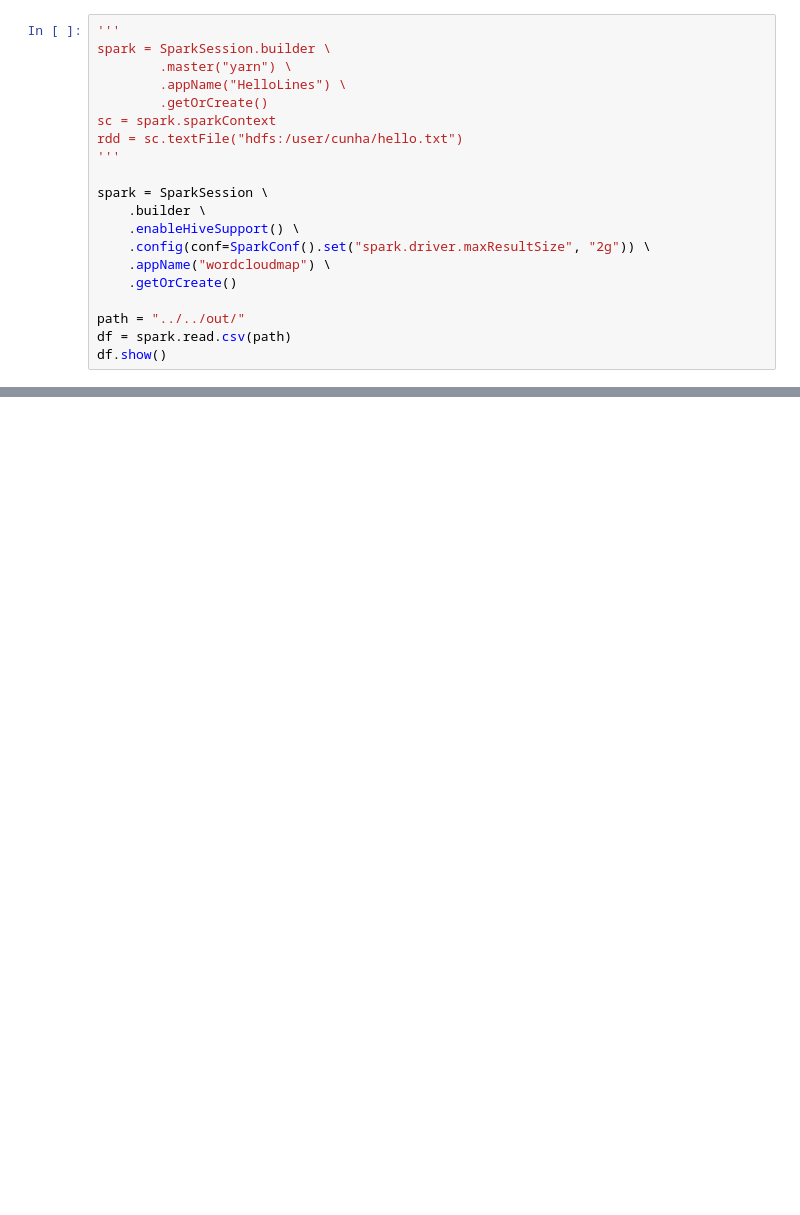
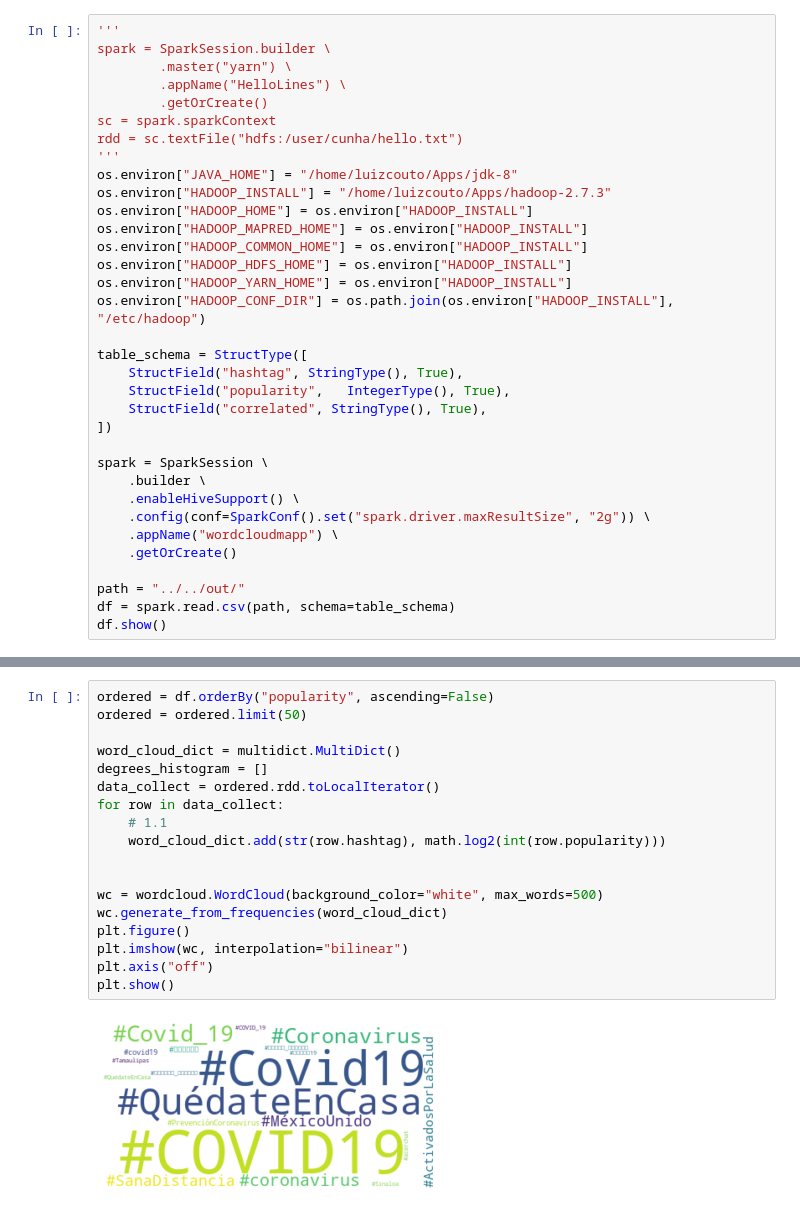
Before and after one commit to luiz-couto/twitter-analysis, a Jupyter notebook: src/part_one/wordcloud.ipynb, the cells around one changed output, grey strips where cells are left out. Drawn from its saved outputs; the diff is of its cells as text; blank space fills up the shorter version.

```diff
--- a/src/part_one/wordcloud.ipynb
+++ b/src/part_one/wordcloud.ipynb
@@ -12,15 +18,29 @@ spark = SparkSession.builder \
 sc = spark.sparkContext
 rdd = sc.textFile("hdfs:/user/cunha/hello.txt")
 '''
+os.environ["JAVA_HOME"] = "/home/luizcouto/Apps/jdk-8"
+os.environ["HADOOP_INSTALL"] = "/home/luizcouto/Apps/hadoop-2.7.3"
+os.environ["HADOOP_HOME"] = os.environ["HADOOP_INSTALL"]
+os.environ["HADOOP_MAPRED_HOME"] = os.environ["HADOOP_INSTALL"]
+os.environ["HADOOP_COMMON_HOME"] = os.environ["HADOOP_INSTALL"]
+os.environ["HADOOP_HDFS_HOME"] = os.environ["HADOOP_INSTALL"]
+os.environ["HADOOP_YARN_HOME"] = os.environ["HADOOP_INSTALL"]
+os.environ["HADOOP_CONF_DIR"] = os.path.join(os.environ["HADOOP_INSTALL"], "/etc/hadoop")
+
+table_schema = StructType([
+    StructField("hashtag", StringType(), True),
+    StructField("popularity",   IntegerType(), True),
+    StructField("correlated", StringType(), True),
+])
 
 spark = SparkSession \
     .builder \
     .enableHiveSupport() \
     .config(conf=SparkConf().set("spark.driver.maxResultSize", "2g")) \
-    .appName("wordcloudmap") \
+    .appName("wordcloudmapp") \
     .getOrCreate()
 
 path = "../../out/"
-df = spark.read.csv(path)
+df = spark.read.csv(path, schema=table_schema)
 df.show()
 # %% [output]
@@ -43,0 +70,20 @@ only showing top 20 rows
+# %%
+ordered = df.orderBy("popularity", ascending=False)
+ordered = ordered.limit(50)
+
+word_cloud_dict = multidict.MultiDict()
+degrees_histogram = []
+data_collect = ordered.rdd.toLocalIterator()
+for row in data_collect:
+    # 1.1
+    word_cloud_dict.add(str(row.hashtag), math.log2(int(row.popularity)))
+
+
+wc = wordcloud.WordCloud(background_color="white", max_words=500)
+wc.generate_from_frequencies(word_cloud_dict)
+plt.figure()
+plt.imshow(wc, interpolation="bilinear")
+plt.axis("off")
+plt.show()
+# %% [output]
+[figure, added]
```
Also changed, not shown: parts of 2 cells of this notebook.
